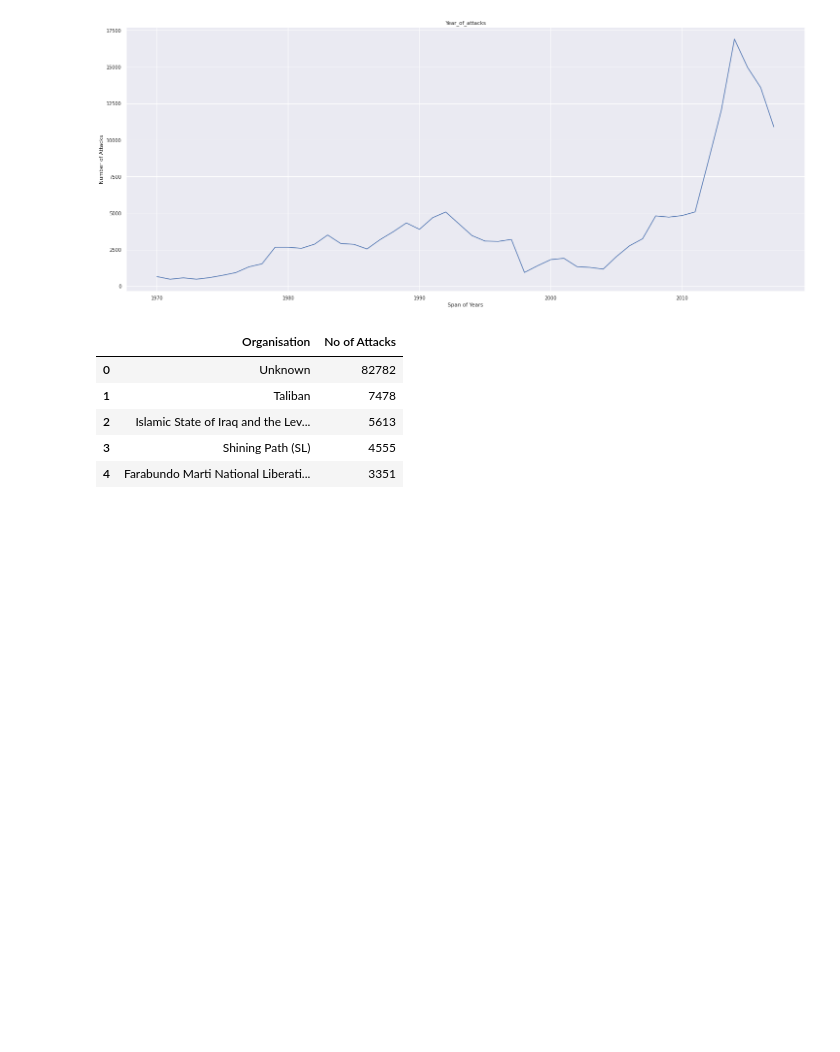
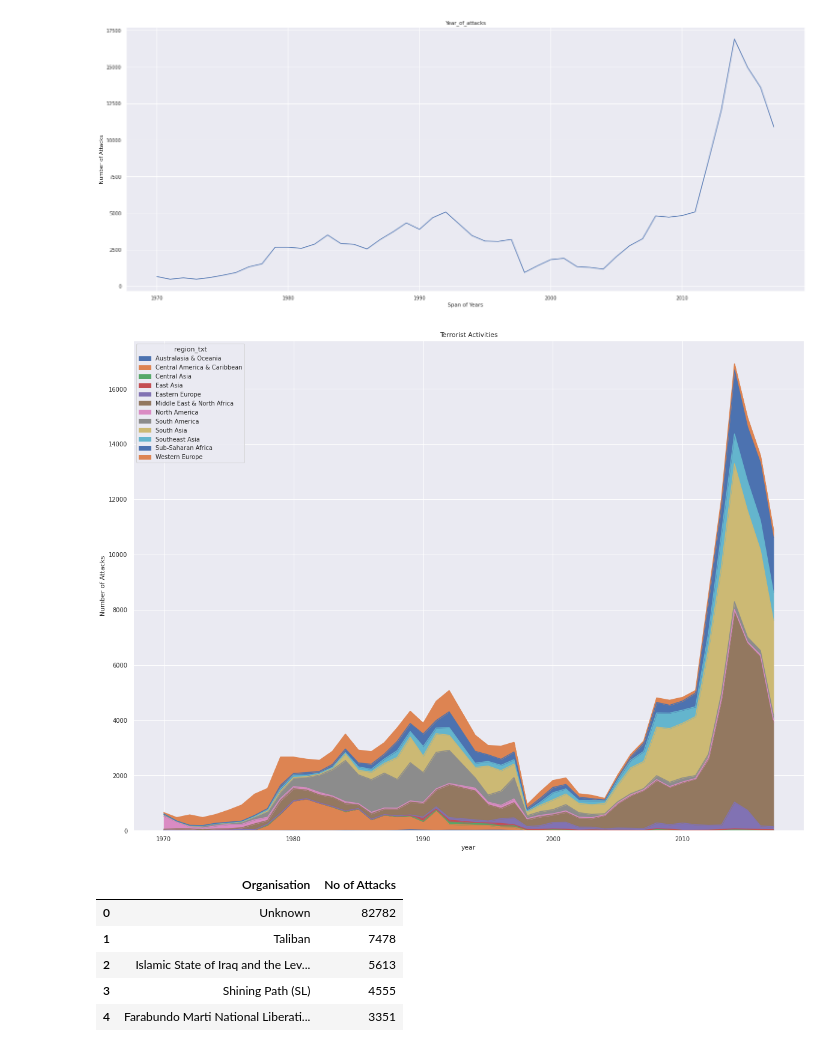
Before and after one commit to jayV1999/Capstone-Project, a Jupyter notebook: Copy_of_Global_Terrorism_Analysis_Capstone_Project.ipynb, the cells around one changed output. Drawn from its saved outputs; the diff is of its cells as text; code cells hidden in the pictures; blank space fills up the shorter version.

```diff
--- a/Copy_of_Global_Terrorism_Analysis_Capstone_Project.ipynb
+++ b/Copy_of_Global_Terrorism_Analysis_Capstone_Project.ipynb
@@ -159,6 +168,14 @@ plt.ylabel('Number of Attacks')
 # %% [output]
 Text(0, 0.5, 'Number of Attacks')
 [figure]
+# %%
+pd.crosstab(terror_attack_df_new.iyear,terror_attack_df_new.region_txt).plot(kind='area',figsize=(20,15))
+plt.title('Terrorist Activities')
+plt.ylabel('Number of Attacks')
+plt.xlabel('year')
+plt.show()
+# %% [output]
+[figure, added]
 # %%
 new_df = terror_attack_df_new['gname'].value_counts().reset_index().rename(columns={'index':'Organisation','gname':'No of Attacks'})[0:10]
 # %%
```
Also changed, not shown: parts of 6 cells of this notebook.
